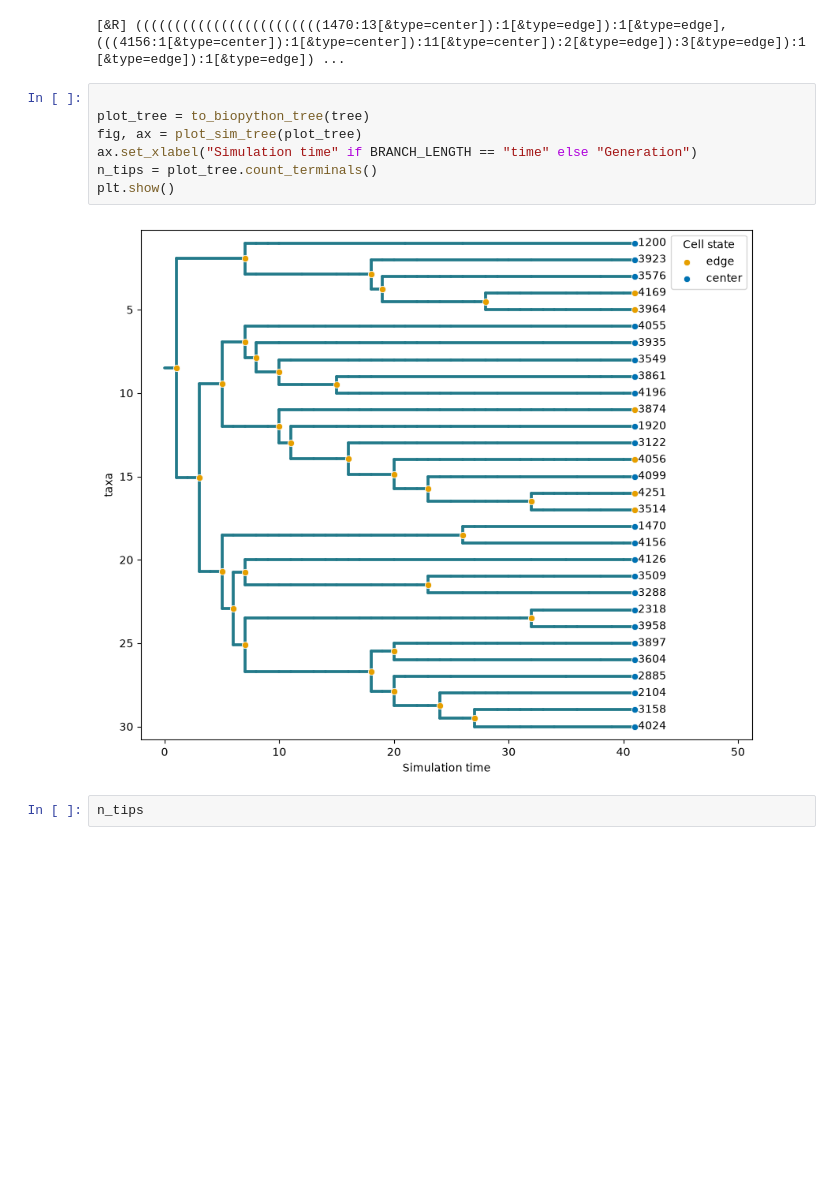
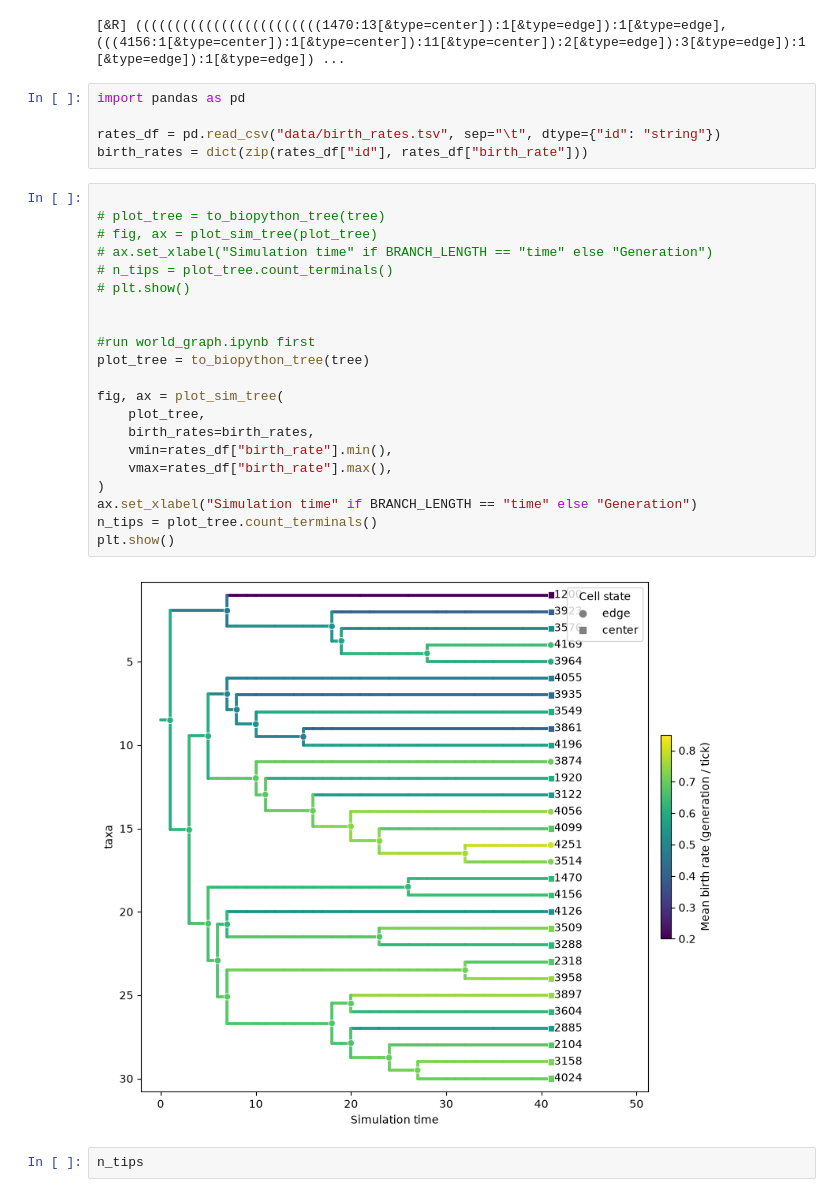
Before and after one commit to HwijungK/State-Dependent-2D-Tumor-Simulation-Phylogenies, a Jupyter notebook: eden_sim/reconstruct_sim_tree.ipynb, the cells around one changed output. Drawn from its saved outputs; the diff is of its cells as text; blank space fills up the shorter version.

Commit message:
get birth rates from tsv and call the new tree function with new coloring

```diff
--- a/eden_sim/reconstruct_sim_tree.ipynb
+++ b/eden_sim/reconstruct_sim_tree.ipynb
@@ -37,15 +37,34 @@ print(tree.as_string(
 ))
 # %% [output]
 [&R] ((((((((((((((((((((((((1470:13[&type=center]):1[&type=edge]):1[&type=edge],(((4156:1[&type=center]):1[&type=center]):11[&type=center]):2[&type=edge]):3[&type=edge]):1[&type=edge]):1[&type=edge]) ...
+# %%
+import pandas as pd
+
+rates_df = pd.read_csv("data/birth_rates.tsv", sep="\t", dtype={"id": "string"})
+birth_rates = dict(zip(rates_df["id"], rates_df["birth_rate"]))
 # %%
 
+# plot_tree = to_biopython_tree(tree)
+# fig, ax = plot_sim_tree(plot_tree)
+# ax.set_xlabel("Simulation time" if BRANCH_LENGTH == "time" else "Generation")
+# n_tips = plot_tree.count_terminals()
+# plt.show()
+
+
+#run world_graph.ipynb first
 plot_tree = to_biopython_tree(tree)
-fig, ax = plot_sim_tree(plot_tree)
+
+fig, ax = plot_sim_tree(
+    plot_tree,
+    birth_rates=birth_rates,
+    vmin=rates_df["birth_rate"].min(),
+    vmax=rates_df["birth_rate"].max(),
+)
 ax.set_xlabel("Simulation time" if BRANCH_LENGTH == "time" else "Generation")
 n_tips = plot_tree.count_terminals()
 plt.show()
 # %% [output]
-[figure, old version]
+[figure, new version]
 # %%
 n_tips
 # %% [output]
```
